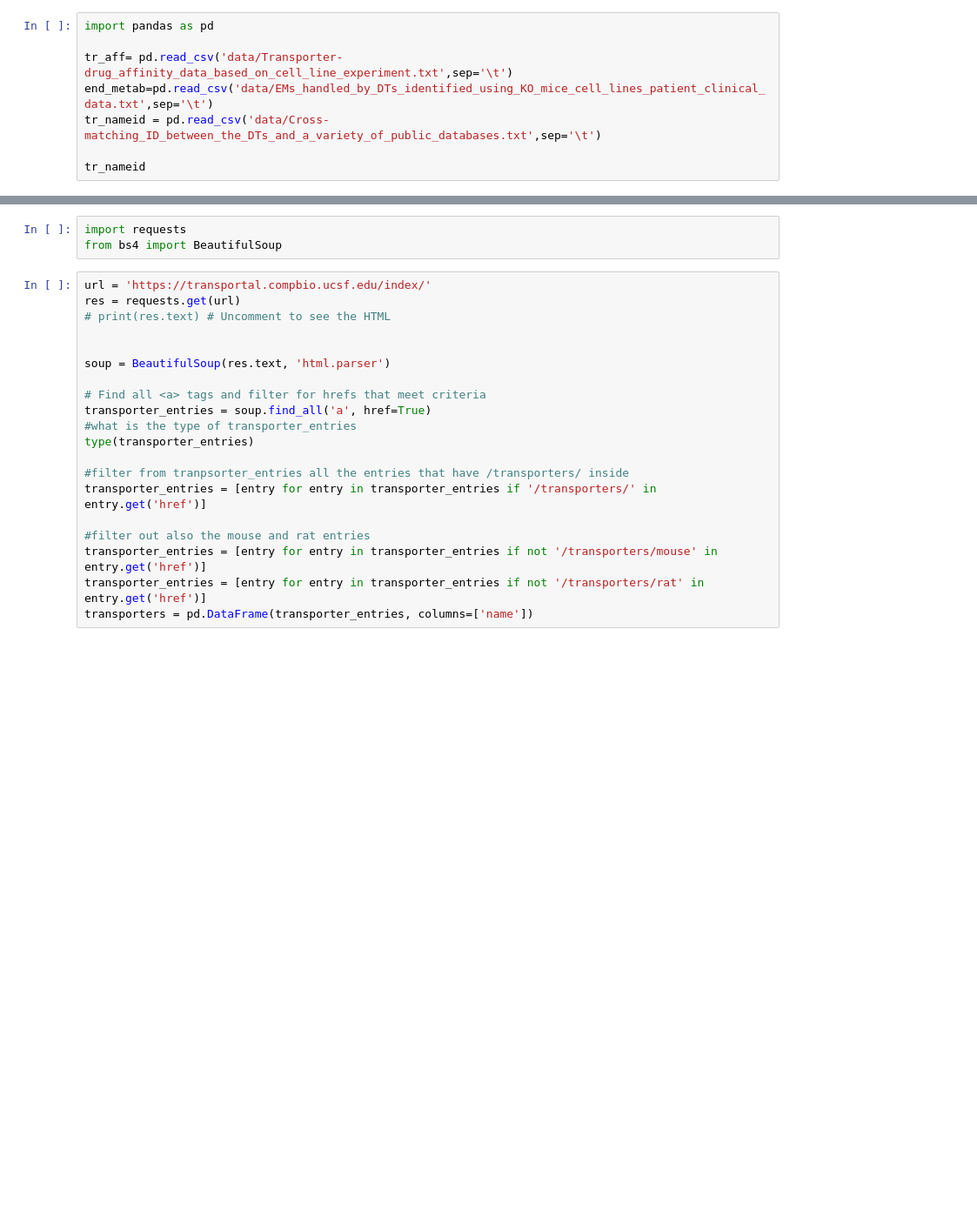
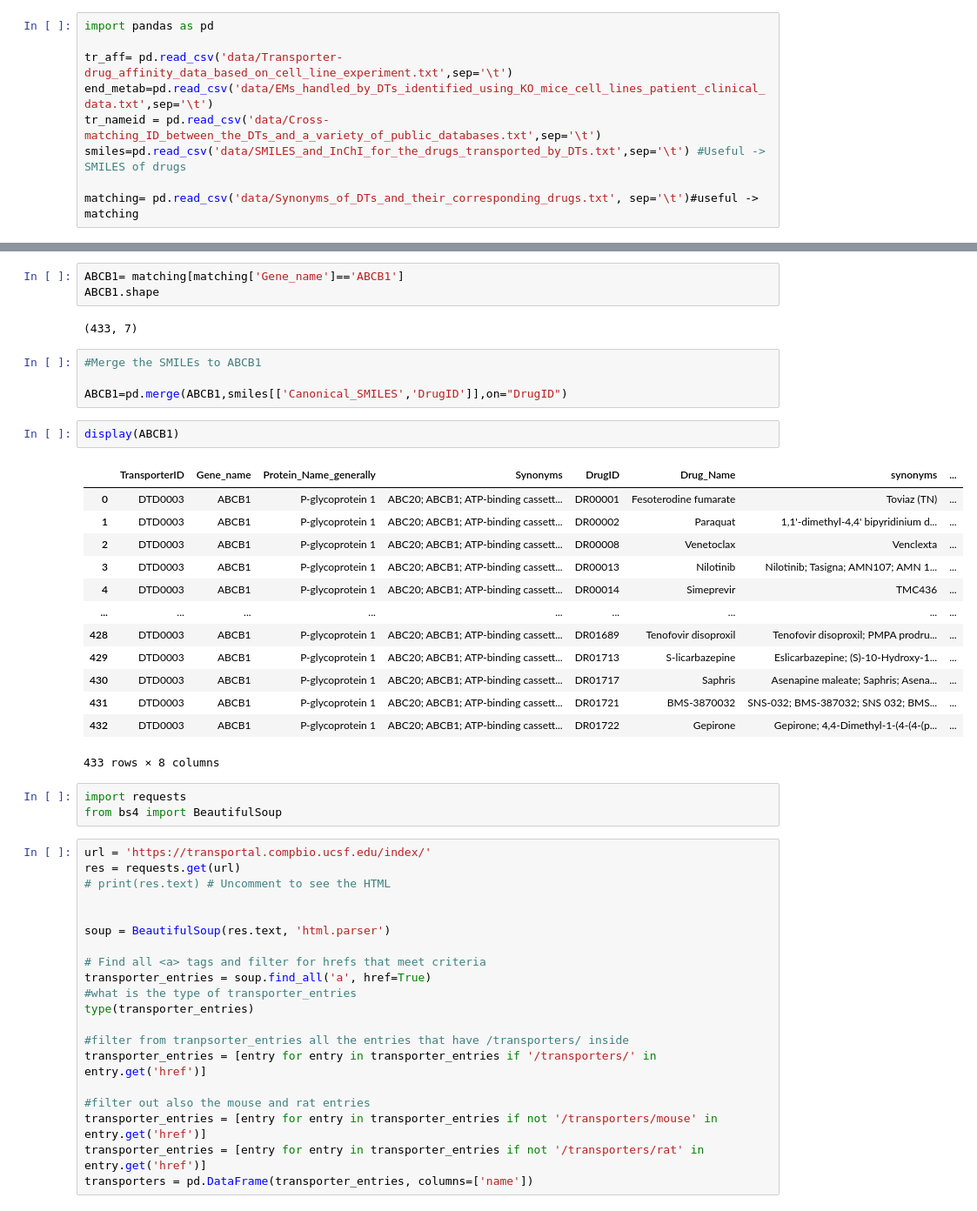
Before and after one commit to alematic/Lozhack23, a Jupyter notebook: test.ipynb, the cells around one changed output, grey strips where cells are left out. Shown at 87% size. Saved outputs shown, nothing was run; the diff lists cells and outputs as text; blank space fills up the shorter version.

Commit message:
create abcb& df

```diff
--- a/test.ipynb
+++ b/test.ipynb
@@ -4,5 +4,6 @@ import pandas as pd
 tr_aff= pd.read_csv('data/Transporter-drug_affinity_data_based_on_cell_line_experiment.txt',sep='\t')
 end_metab=pd.read_csv('data/EMs_handled_by_DTs_identified_using_KO_mice_cell_lines_patient_clinical_data.txt',sep='\t')
 tr_nameid = pd.read_csv('data/Cross-matching_ID_between_the_DTs_and_a_variety_of_public_databases.txt',sep='\t')
+smiles=pd.read_csv('data/SMILES_and_InChI_for_the_drugs_transported_by_DTs.txt',sep='\t') #Useful -> SMILES of drugs
 
-tr_nameid
+matching= pd.read_csv('data/Synonyms_of_DTs_and_their_corresponding_drugs.txt', sep='\t')#useful -> matching
@@ -23,3 +17,28 @@ tr_nameid
+# %%
+ABCB1= matching[matching['Gene_name']=='ABCB1']
+ABCB1.shape
+# %% [output]
+(433, 7)
+# %%
+#Merge the SMILEs to ABCB1
+
+ABCB1=pd.merge(ABCB1,smiles[['Canonical_SMILES','DrugID']],on="DrugID")
+# %%
+display(ABCB1)
+# %% [output]
+|  | TransporterID | Gene_name | Protein_Name_generally | Synonyms | DrugID | Drug_Name | synonyms | ... |
+| 0 | DTD0003 | ABCB1 | P-glycoprotein 1 | ABC20; ABCB1; ATP-binding cassett... | DR00001 | Fesoterodine fumarate | Toviaz (TN) | ... |
+| 1 | DTD0003 | ABCB1 | P-glycoprotein 1 | ABC20; ABCB1; ATP-binding cassett... | DR00002 | Paraquat | 1,1'-dimethyl-4,4' bipyridinium d... | ... |
+| 2 | DTD0003 | ABCB1 | P-glycoprotein 1 | ABC20; ABCB1; ATP-binding cassett... | DR00008 | Venetoclax | Venclexta | ... |
+| 3 | DTD0003 | ABCB1 | P-glycoprotein 1 | ABC20; ABCB1; ATP-binding cassett... | DR00013 | Nilotinib | Nilotinib; Tasigna; AMN107; AMN 1... | ... |
+| 4 | DTD0003 | ABCB1 | P-glycoprotein 1 | ABC20; ABCB1; ATP-binding cassett... | DR00014 | Simeprevir | TMC436 | ... |
+| ... | ... | ... | ... | ... | ... | ... | ... | ... |
+| 428 | DTD0003 | ABCB1 | P-glycoprotein 1 | ABC20; ABCB1; ATP-binding cassett... | DR01689 | Tenofovir disoproxil | Tenofovir disoproxil; PMPA prodru... | ... |
+| 429 | DTD0003 | ABCB1 | P-glycoprotein 1 | ABC20; ABCB1; ATP-binding cassett... | DR01713 | S-licarbazepine | Eslicarbazepine; (S)-10-Hydroxy-1... | ... |
+| 430 | DTD0003 | ABCB1 | P-glycoprotein 1 | ABC20; ABCB1; ATP-binding cassett... | DR01717 | Saphris | Asenapine maleate; Saphris; Asena... | ... |
+| 431 | DTD0003 | ABCB1 | P-glycoprotein 1 | ABC20; ABCB1; ATP-binding cassett... | DR01721 | BMS-3870032 | SNS-032; BMS-387032; SNS 032; BMS... | ... |
+| 432 | DTD0003 | ABCB1 | P-glycoprotein 1 | ABC20; ABCB1; ATP-binding cassett... | DR01722 | Gepirone | Gepirone; 4,4-Dimethyl-1-(4-(4-(p... | ... |
+433 rows × 8 columns
 # %%
 import requests
 from bs4 import BeautifulSoup
```
Also changed, not shown: parts of 6 cells of this notebook.
